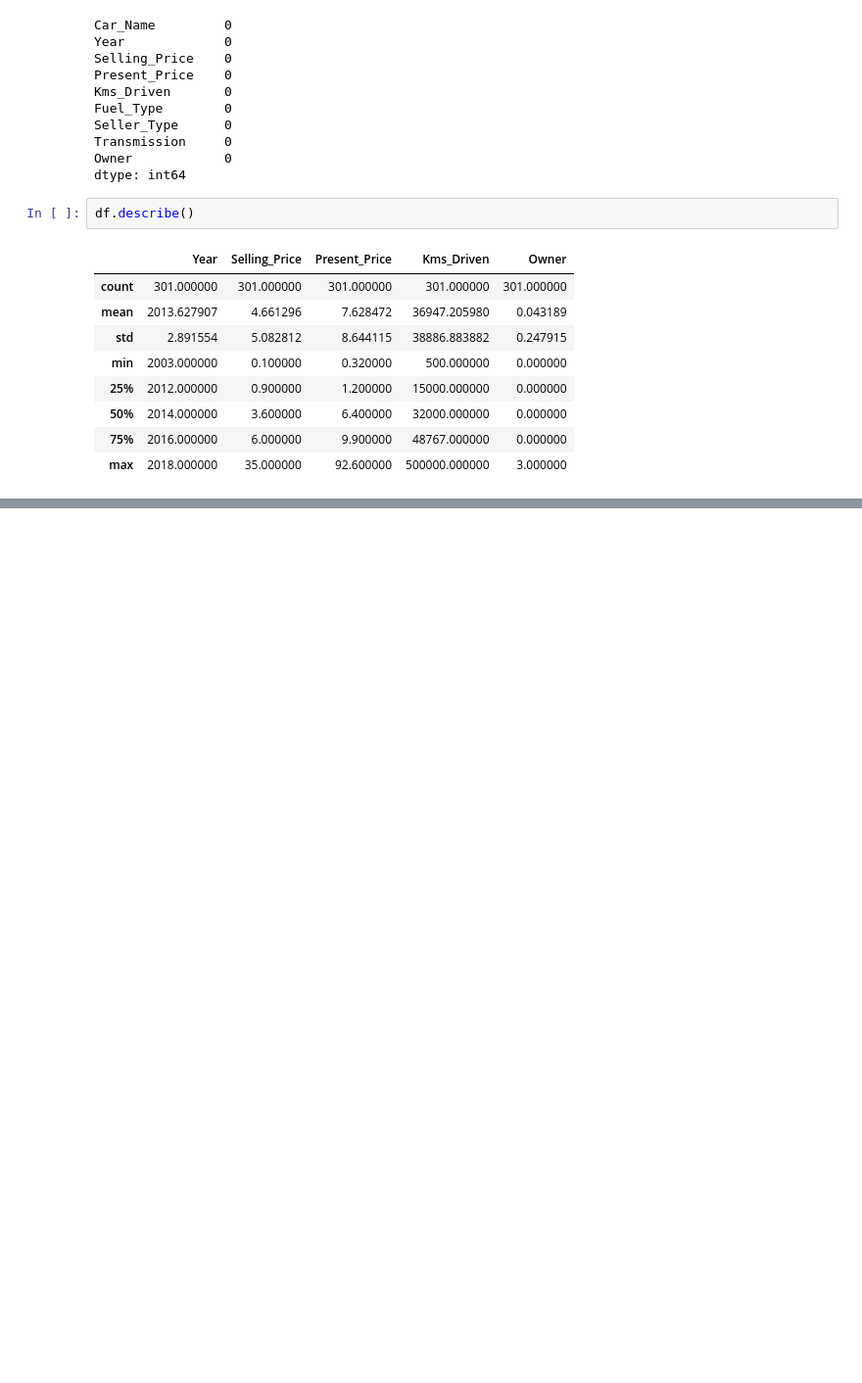
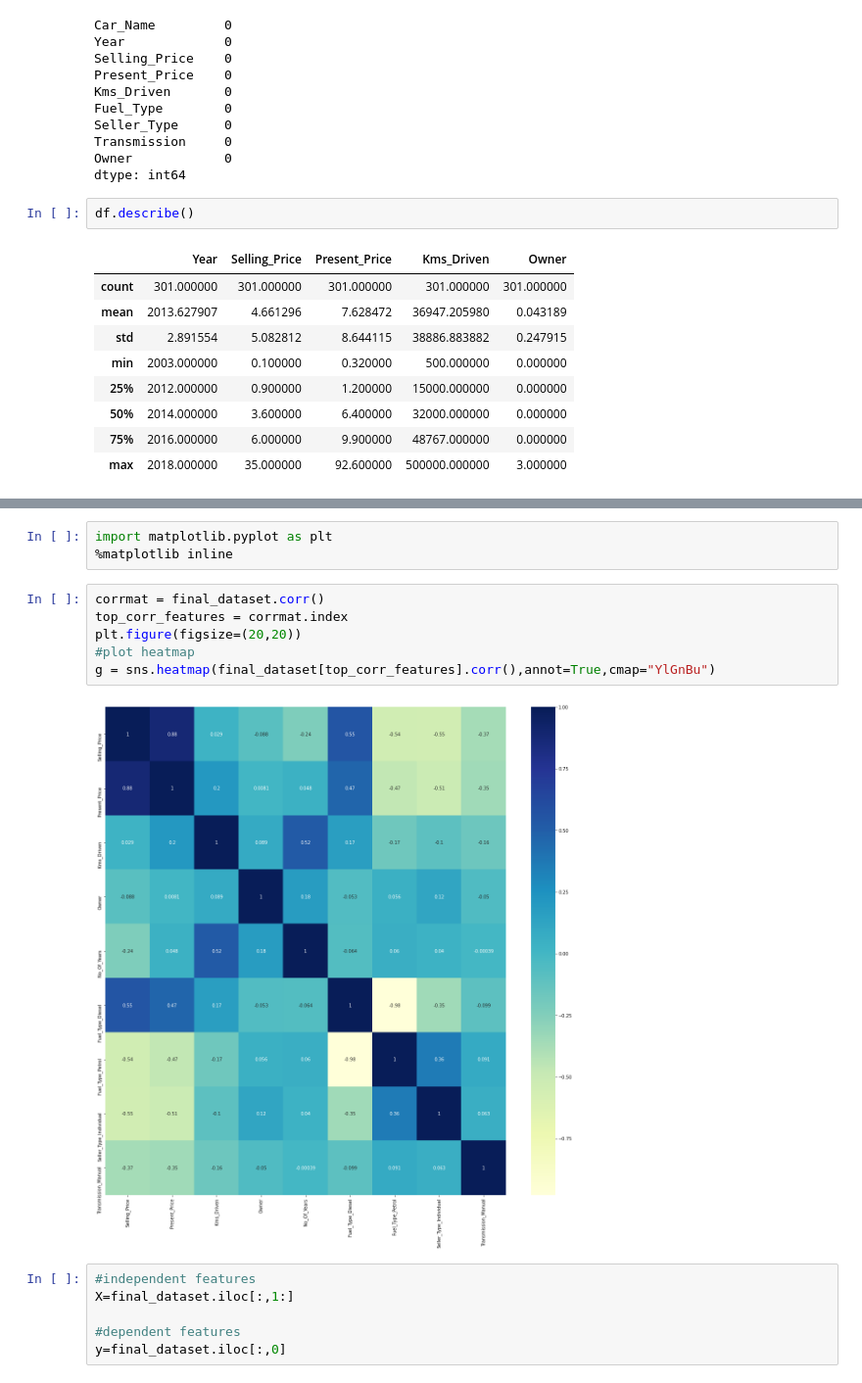
Before and after one commit to amritv308/Machine-Learning-Implementation-in-Python, a Jupyter notebook: CarPricePredictionLive.ipynb, the cells around one changed output, grey strips where cells are left out. Shown at 98% size. Saved outputs shown, nothing was run; the diff lists cells and outputs as text; blank space fills up the shorter version.

```diff
--- a/CarPricePredictionLive.ipynb
+++ b/CarPricePredictionLive.ipynb
@@ -51,0 +146,17 @@ df.describe()
+# %%
+import matplotlib.pyplot as plt
+%matplotlib inline
+# %%
+corrmat = final_dataset.corr()
+top_corr_features = corrmat.index
+plt.figure(figsize=(20,20))
+#plot heatmap
+g = sns.heatmap(final_dataset[top_corr_features].corr(),annot=True,cmap="YlGnBu")
+# %% [output]
+[figure, added]
+# %%
+#independent features
+X=final_dataset.iloc[:,1:]
+
+#dependent features
+y=final_dataset.iloc[:,0]
```
Also changed, not shown: parts of 38 cells of this notebook.
